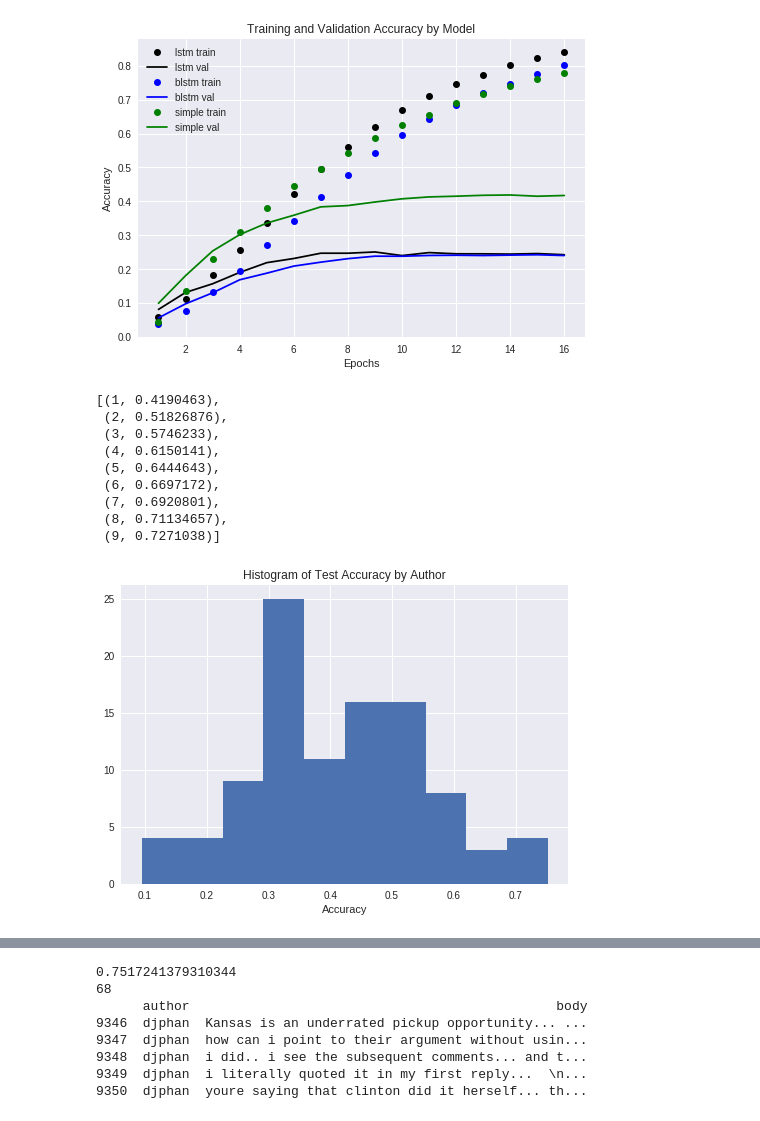
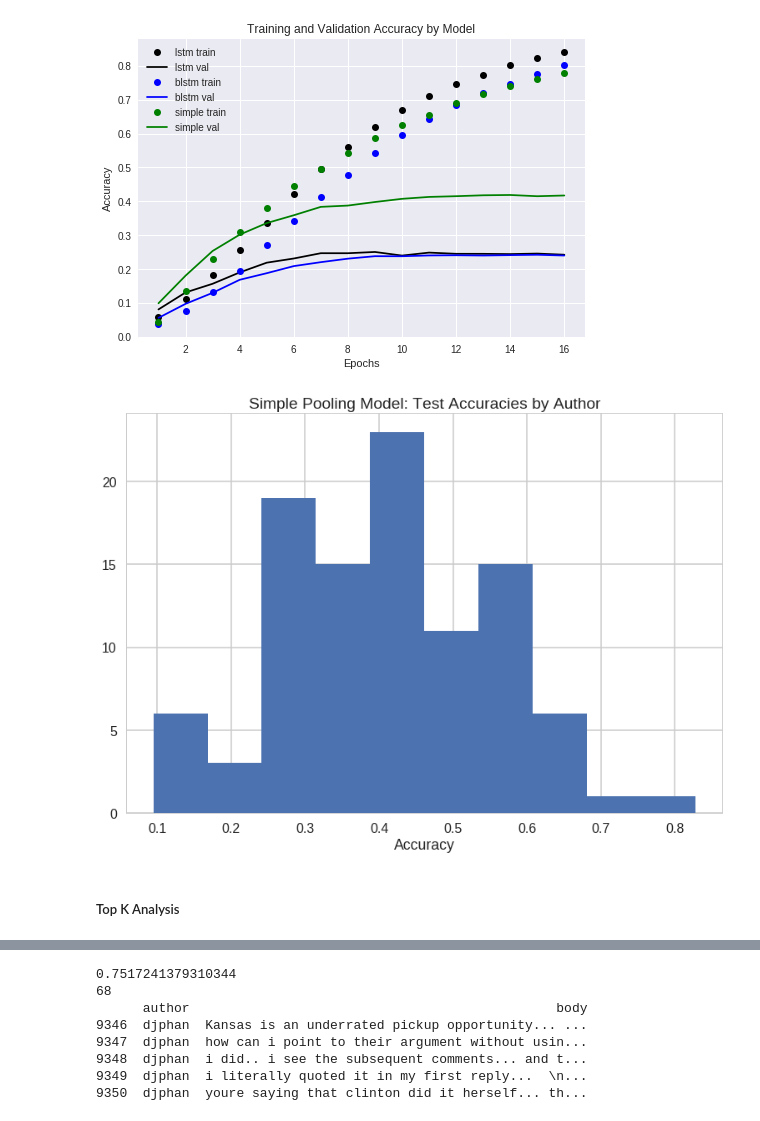
Before and after one commit to kgedney/author-id-project, a Jupyter notebook: text_preprocessing_and_modeling.ipynb, the cells around one changed output, grey strips where cells are left out. Drawn from its saved outputs; the diff is of its cells as text; code cells hidden in the pictures.

```diff
--- a/text_preprocessing_and_modeling.ipynb
+++ b/text_preprocessing_and_modeling.ipynb
@@ -332,6 +372,9 @@ accuracy 0.41904630840156887
 #### Plots + Compare Models
 # %%
 import matplotlib.pyplot as plt
+import seaborn as sns
+sns.set_style("whitegrid")
+sns.set_context("poster")
 # %%
 # plot test vs. train to show overfitting!
 
@@ -373,10 +416,10 @@ plt.show()
 from sklearn.metrics import classification_report, accuracy_score, confusion_matrix
 import numpy as np
 
-y_pred = model3.predict_classes(x_test)
+y_pred4 = model4.predict_classes(x_test)
 # print(classification_report(y_test, y_pred))
 
-cm = confusion_matrix(y_test, y_pred) #only works with sparse
+cm = confusion_matrix(y_test, y_pred4) #only works with sparse
 cm = cm.astype('float') / cm.sum(axis=1)[:, np.newaxis]
 accuracies = cm.diagonal()
 # %%
@@ -383,0 +427,10 @@ test_scores = model3.predict(x_test) # basically the softmax output
+# %%
+
+plt.hist(accuracies, bins=10)
+plt.title('Simple Pooling Model: Test Accuracies by Author')
+plt.xlabel('Accuracy')
+plt.show()
+# %% [output]
+[figure, added]
+# %% [markdown]
+##### Top K Analysis
@@ -385,21 +450,7 @@ test_scores = model3.predict(x_test) # basically the softmax output
 def topk_acc(y_test, y_pred, k):
   return keras.backend.eval(keras.metrics.sparse_top_k_categorical_accuracy(y_test, y_pred, k=k)) # force it to evaluate
 
-[(k, topk_acc(y_test, test_scores, k=k)) for k in range(1, 10)]
+topk1 = [(k, topk_acc(y_test, test_scores1, k=k)) for k in range(1, 10)]
+topk2 = [(k, topk_acc(y_test, test_scores2, k=k)) for k in range(1, 10)]
+topk3 = [(k, topk_acc(y_test, test_scores3, k=k)) for k in range(1, 10)]
+topk4 = [(k, topk_acc(y_test, test_scores4, k=k)) for k in range(1, 10)]
-# %% [output]
-[(1, 0.4190463),
- (2, 0.51826876),
- (3, 0.5746233),
- (4, 0.6150141),
- (5, 0.6444643),
- (6, 0.6697172),
- (7, 0.6920801),
- (8, 0.71134657),
- (9, 0.7271038)]
-# %%
-plt.hist(accuracies, bins=10)
-plt.title('Histogram of Test Accuracy by Author')
-plt.xlabel('Accuracy')
-plt.show()
-# %% [output]
-[figure, removed]
```
Also changed, not shown: parts of 14 cells of this notebook.
